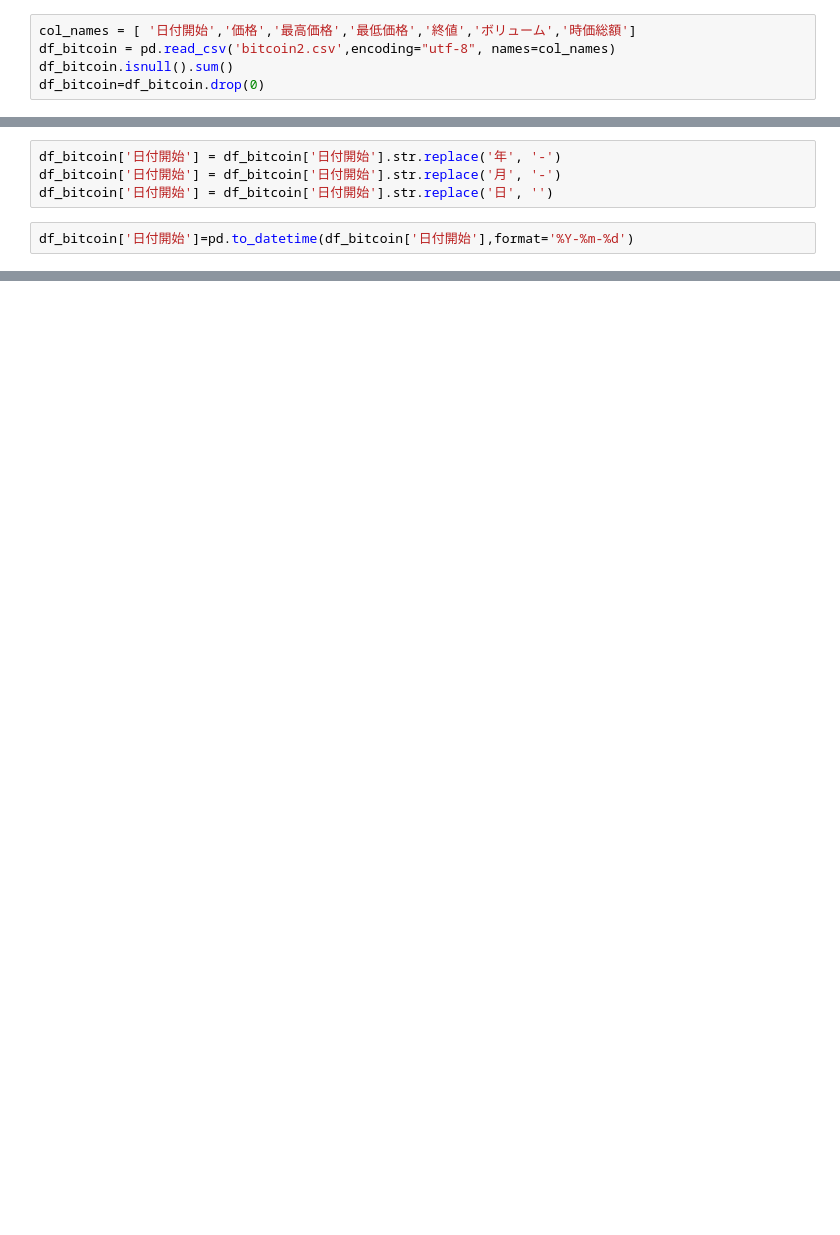
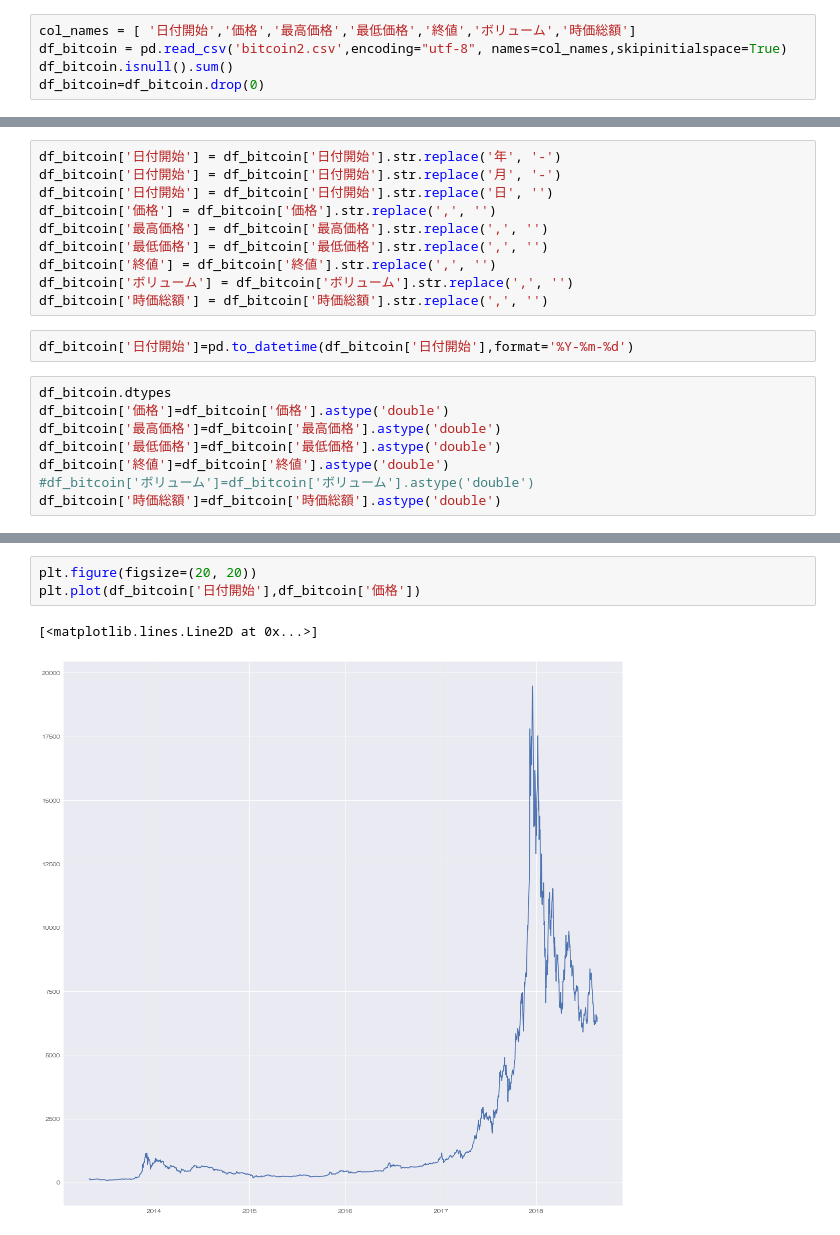
Before and after one commit to OhkawaHiroyuki/bitcoin, a Jupyter notebook: bitcoin株価解析.ipynb, the cells around one changed output, grey strips where cells are left out. Drawn from its saved outputs; the diff is of its cells as text; blank space fills up the shorter version.

```diff
--- a/bitcoin株価解析.ipynb
+++ b/bitcoin株価解析.ipynb
@@ -23,5 +25,5 @@ print(mpl.rcParams['font.family'])
 # %%
 col_names = [ '日付開始','価格','最高価格','最低価格','終値','ボリューム','時価総額']
-df_bitcoin = pd.read_csv('bitcoin2.csv',encoding="utf-8", names=col_names)
+df_bitcoin = pd.read_csv('bitcoin2.csv',encoding="utf-8", names=col_names,skipinitialspace=True)
 df_bitcoin.isnull().sum()
 df_bitcoin=df_bitcoin.drop(0)
@@ -29,5 +33,19 @@ df_bitcoin=df_bitcoin.drop(0)
 df_bitcoin['日付開始'] = df_bitcoin['日付開始'].str.replace('年', '-')
 df_bitcoin['日付開始'] = df_bitcoin['日付開始'].str.replace('月', '-')
 df_bitcoin['日付開始'] = df_bitcoin['日付開始'].str.replace('日', '')
+df_bitcoin['価格'] = df_bitcoin['価格'].str.replace(',', '')
+df_bitcoin['最高価格'] = df_bitcoin['最高価格'].str.replace(',', '')
+df_bitcoin['最低価格'] = df_bitcoin['最低価格'].str.replace(',', '')
+df_bitcoin['終値'] = df_bitcoin['終値'].str.replace(',', '')
+df_bitcoin['ボリューム'] = df_bitcoin['ボリューム'].str.replace(',', '')
+df_bitcoin['時価総額'] = df_bitcoin['時価総額'].str.replace(',', '')
 # %%
 df_bitcoin['日付開始']=pd.to_datetime(df_bitcoin['日付開始'],format='%Y-%m-%d')
+# %%
+df_bitcoin.dtypes
+df_bitcoin['価格']=df_bitcoin['価格'].astype('double')
+df_bitcoin['最高価格']=df_bitcoin['最高価格'].astype('double')
+df_bitcoin['最低価格']=df_bitcoin['最低価格'].astype('double')
+df_bitcoin['終値']=df_bitcoin['終値'].astype('double')
+#df_bitcoin['ボリューム']=df_bitcoin['ボリューム'].astype('double')
+df_bitcoin['時価総額']=df_bitcoin['時価総額'].astype('double')
@@ -33,0 +60,6 @@ df_bitcoin['日付開始']=pd.to_datetime(df_bitcoin['日付開始'],format='%Y-
+# %%
+plt.figure(figsize=(20, 20))
+plt.plot(df_bitcoin['日付開始'],df_bitcoin['価格'])
+# %% [output]
+[<matplotlib.lines.Line2D at 0x...>]
+[figure, added]
```
Also changed, not shown: parts of 27 cells of this notebook.
